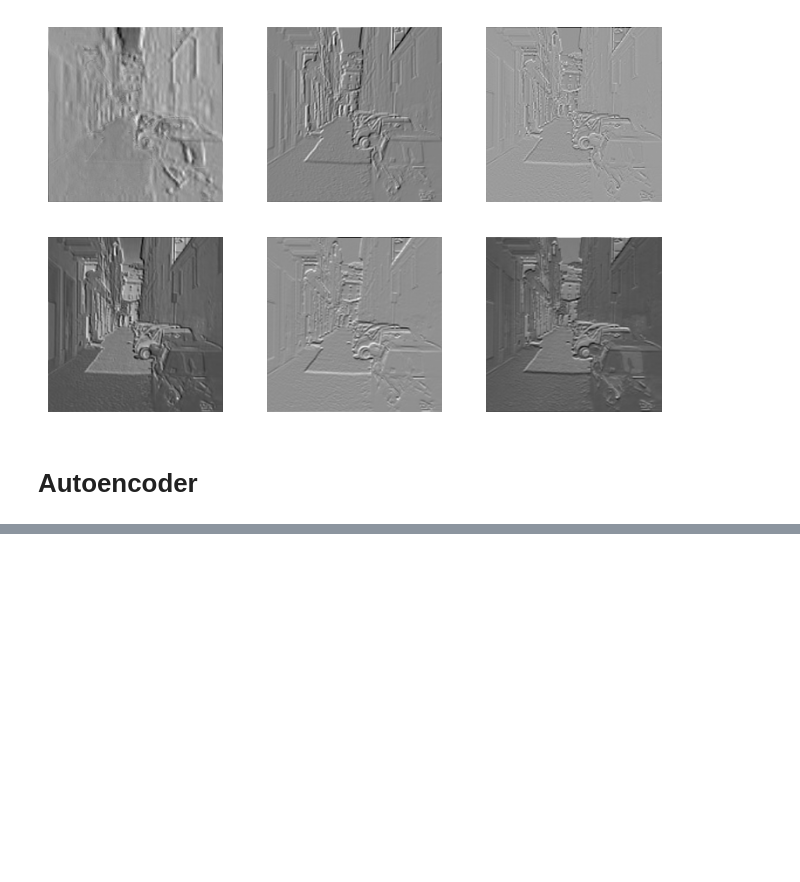
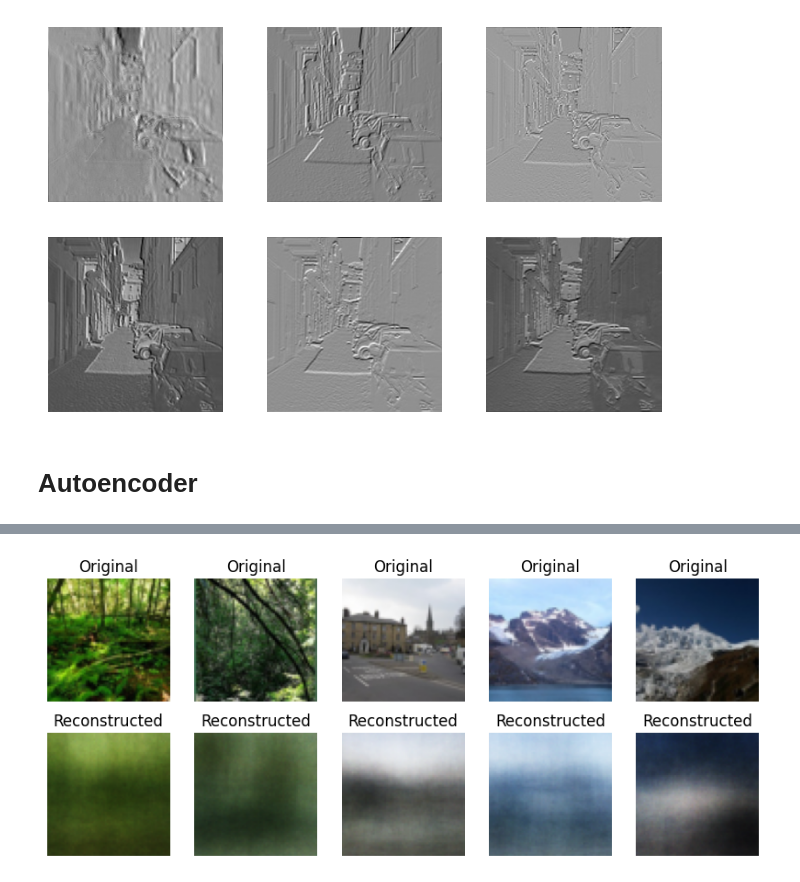
Before and after one commit to GodishalaAshwith/DeepLearning, a Jupyter notebook: DL_Intel.ipynb, the cells around one changed output, grey strips where cells are left out. Drawn from its saved outputs; the diff is of its cells as text; code cells hidden in the pictures; blank space fills up the shorter version.

```diff
--- a/DL_Intel.ipynb
+++ b/DL_Intel.ipynb
@@ -459,0 +460,32 @@ Epoch 5: 8.88
+# %%
+import matplotlib.pyplot as plt
+
+model.eval()
+
+images, _ = next(iter(train_loader))
+images = images.to(device)
+
+with torch.no_grad():
+    outputs = model(images)
+
+images = images.cpu()
+outputs = outputs.cpu()
+
+plt.figure(figsize=(10,4))
+
+for i in range(5):
+    # original
+    plt.subplot(2,5,i+1)
+    plt.imshow(images[i].permute(1,2,0))
+    plt.title("Original")
+    plt.axis('off')
+
+    # reconstructed
+    plt.subplot(2,5,i+6)
+    plt.imshow(outputs[i].permute(1,2,0))
+    plt.title("Reconstructed")
+    plt.axis('off')
+
+plt.show()
+# %% [output]
+[figure, added]
```
Also changed, not shown: parts of 1 cell of this notebook.
